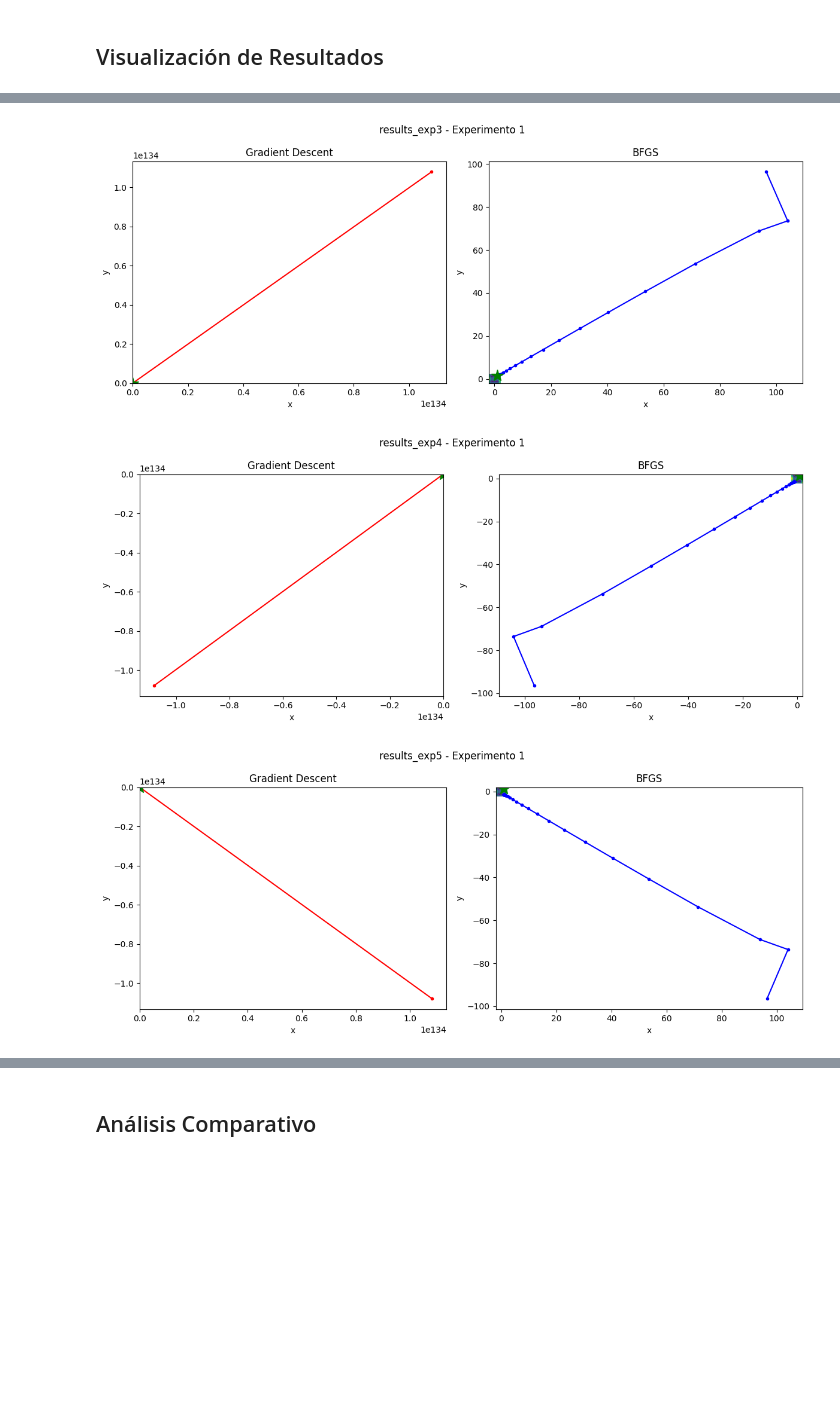
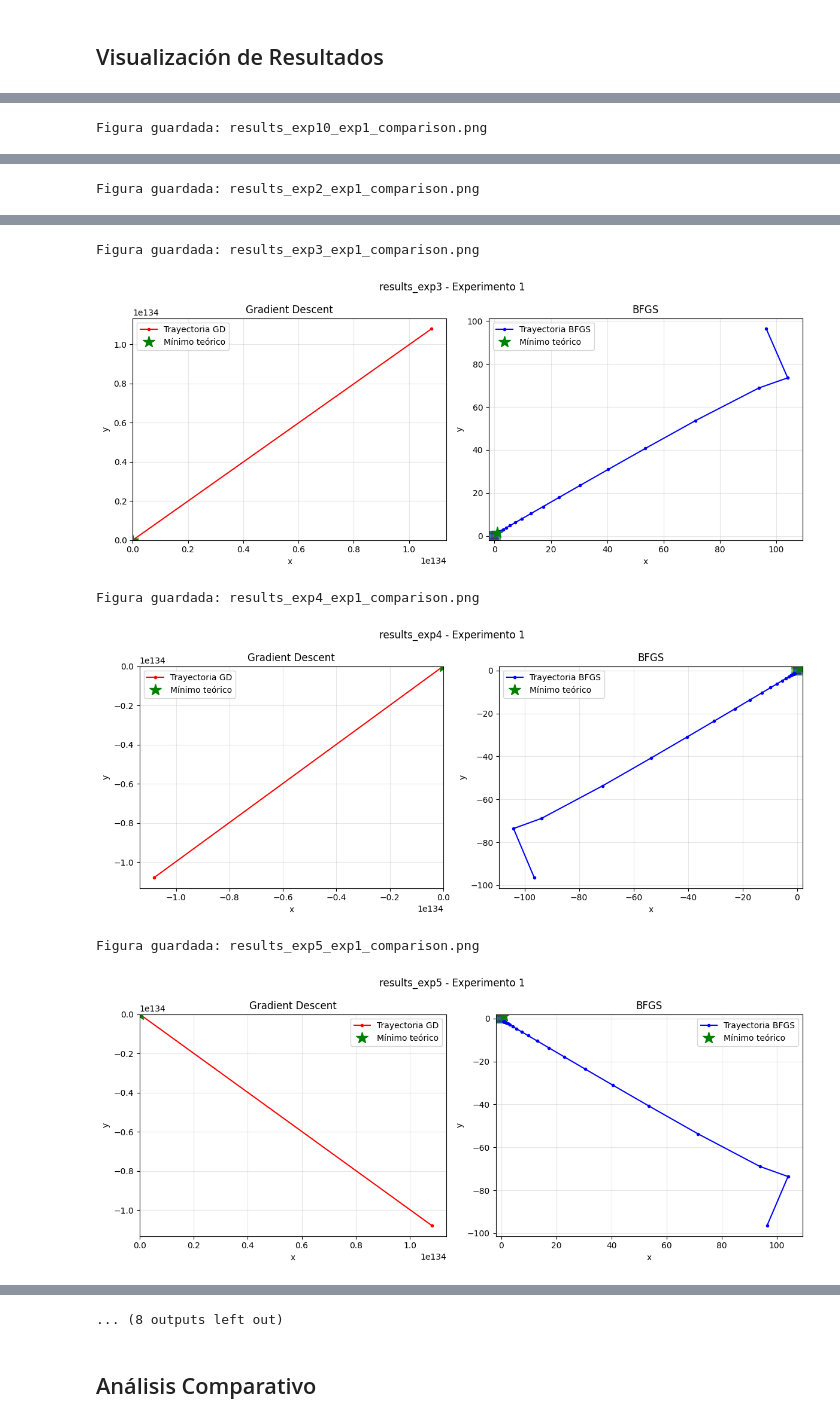
Before and after one commit to Rlianny/Optimization_Models_Project_2025, a Jupyter notebook: Implementation/Methods_Implementation.ipynb, the cells around one changed output, grey strips where cells are left out. Drawn from its saved outputs; the diff is of its cells as text; code cells hidden in the pictures; blank space fills up the shorter version.

```diff
--- a/Implementation/Methods_Implementation.ipynb
+++ b/Implementation/Methods_Implementation.ipynb
@@ -9,3 +11,9 @@ from scipy.optimize import minimize
 import json
 import time
 from pathlib import Path
+
+# Crear carpeta para guardar las figuras
+figures_dir = Path('Figures')
+figures_dir.mkdir(exist_ok=True)
+
+print(f"Carpeta de figuras creada: {figures_dir.absolute()}")
@@ -179,7 +189,7 @@ Resultados guardados en Results/results_exp9.json
 ## Visualización de Resultados
 # %%
 def plot_results():
-    """Visualiza los resultados de los experimentos"""
+    """Visualiza los resultados de los experimentos y guarda las figuras"""
     results_dir = Path('Results')
     result_files = sorted(results_dir.glob('results_*.json'))
 
@@ -200,23 +210,34 @@ def plot_results():
             # Gradient Descent
             ax1.contour(X, Y, Z, levels=20)
             traj = np.array(results['gradient_descent']['trajectory'])
-            ax1.plot(traj[:, 0], traj[:, 1], 'ro-', markersize=3)
-            ax1.plot(1, np.sqrt(2), 'g*', markersize=15)
+            ax1.plot(traj[:, 0], traj[:, 1], 'ro-', markersize=3, label='Trayectoria GD')
+            ax1.plot(1, np.sqrt(2), 'g*', markersize=15, label='Mínimo teórico')
             ax1.set_title('Gradient Descent')
             ax1.set_xlabel('x')
             ax1.set_ylabel('y')
+            ax1.legend()
+            ax1.grid(True, alpha=0.3)
 
             # BFGS
             ax2.contour(X, Y, Z, levels=20)
             traj = np.array(results['bfgs']['trajectory'])
-            ax2.plot(traj[:, 0], traj[:, 1], 'bo-', markersize=3)
-            ax2.plot(1, np.sqrt(2), 'g*', markersize=15)
+            ax2.plot(traj[:, 0], traj[:, 1], 'bo-', markersize=3, label='Trayectoria BFGS')
+            ax2.plot(1, np.sqrt(2), 'g*', markersize=15, label='Mínimo teórico')
             ax2.set_title('BFGS')
             ax2.set_xlabel('x')
             ax2.set_ylabel('y')
+            ax2.legend()
+            ax2.grid(True, alpha=0.3)
 
             plt.suptitle(f"{result_file.stem} - Experimento {idx}")
             plt.tight_layout()
+
+            # Guardar figura
+            fig_name = f"{result_file.stem}_exp{idx}_comparison.png"
+            fig_path = figures_dir / fig_name
+            plt.savefig(fig_path, dpi=300, bbox_inches='tight')
+            print(f"Figura guardada: {fig_name}")
+
             plt.show()
 
 plot_results()
@@ -224,0 +247 @@ plot_results()
+Figura guardada: results_exp10_exp1_comparison.png
@@ -225,0 +249 @@ plot_results()
+Figura guardada: results_exp2_exp1_comparison.png
@@ -227,3 +251,6 @@ plot_results()
+Figura guardada: results_exp3_exp1_comparison.png
-[figure, old version]
+[figure, new version]
+Figura guardada: results_exp4_exp1_comparison.png
-[figure, old version]
+[figure, new version]
+Figura guardada: results_exp5_exp1_comparison.png
-[figure, old version]
+[figure, new version]
@@ -234,3 +257,4 @@ plot_results()
+... (8 outputs left out)
 # %% [markdown]
 ## Análisis Comparativo
 # %%
```
Also changed, not shown: parts of 4 cells of this notebook, 24 other files.
